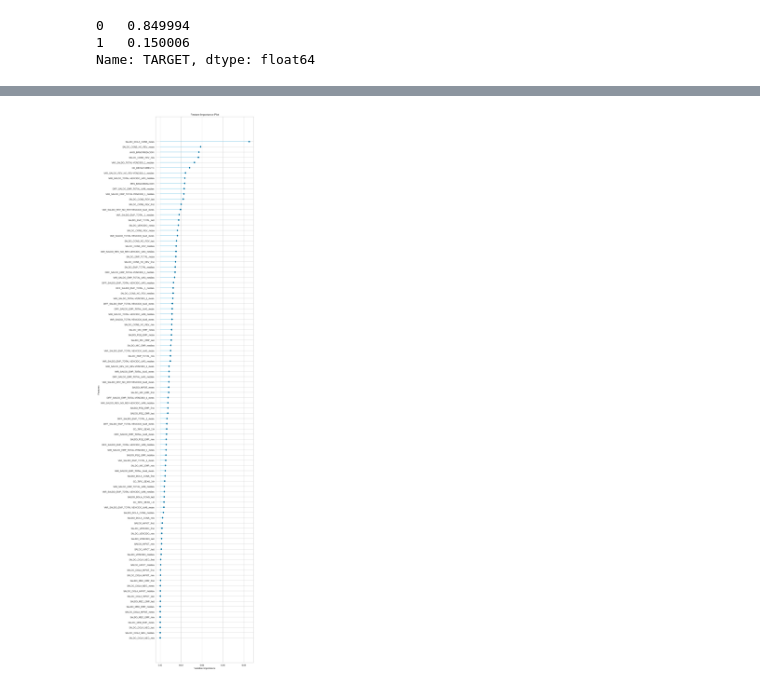
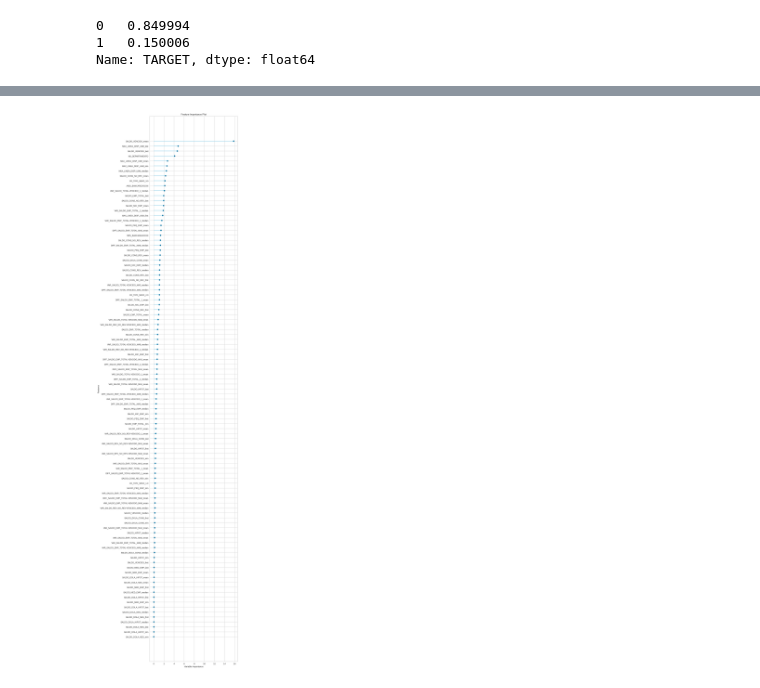
Before and after one commit to jeremy-jmc/datathon-mibanco2023, a Jupyter notebook: notebooks/01_pycaret.ipynb, the cells around one changed output, grey strips where cells are left out. Drawn from its saved outputs; the diff is of its cells as text; code cells hidden in the pictures.

Commit message:
pycaret catboost 0.62570

```diff
--- a/notebooks/01_pycaret.ipynb
+++ b/notebooks/01_pycaret.ipynb
@@ -226,0 +238,2 @@ best = compare_models(sort='Recall', exclude=['knn', 'svm', 'rbfsvm', 'dummy', '
+# %%
+catboost = create_model('catboost', fold=N_FOLDS)
@@ -227,3 +252,5 @@ best = compare_models(sort='Recall', exclude=['knn', 'svm', 'rbfsvm', 'dummy', '
+# %%
+selected_model = catboost
 # %%
 # best_catboost_model = best[best['Algorithm'] == 'CatBoost']
 # print(best_catboost_model)
@@ -246,9 +271,9 @@ plot_model(best, plot='auc')
 # %%
 try:
-    plot_model(best, plot='feature_all')
+    plot_model(selected_model, plot='feature_all')
 except:
     pass
 # %% [output]
 [interactive output not drawn]
-[figure, old version]
+[figure, new version]
 # %%
```
Also changed, not shown: parts of 13 cells of this notebook.
